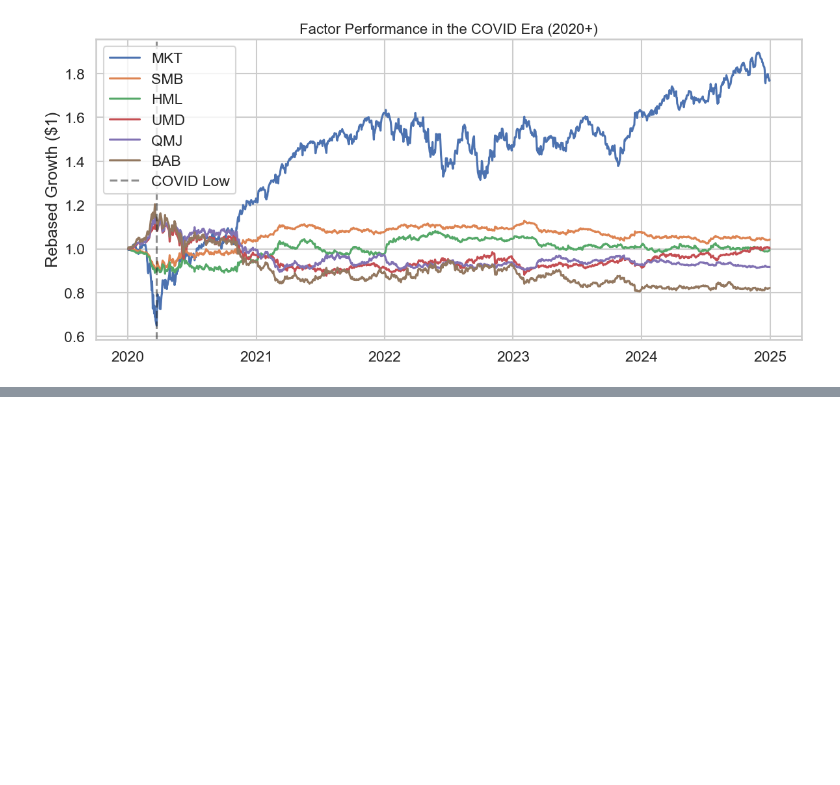
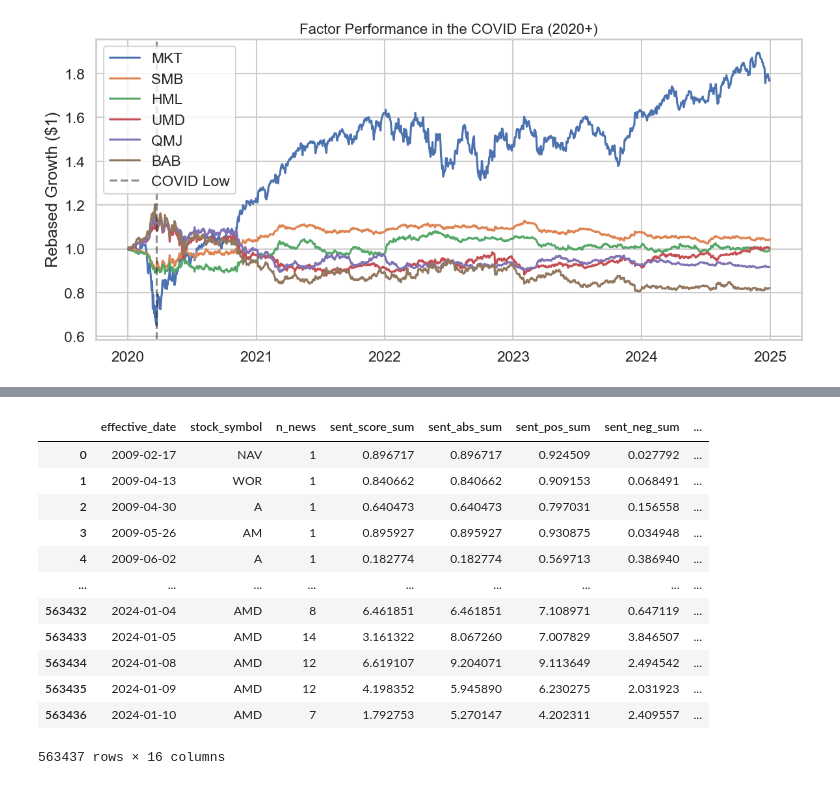
Before and after one commit to BRamesh02/Modality-aware-transformer, a Jupyter notebook: notebooks/test.ipynb, the cells around one changed output, grey strips where cells are left out. Saved outputs shown, nothing was run; the diff lists cells and outputs as text; code cells hidden in the pictures; blank space fills up the shorter version.

```diff
--- a/notebooks/test.ipynb
+++ b/notebooks/test.ipynb
@@ -238,0 +315,18 @@ Factors: ['MKT', 'SMB', 'HML', 'UMD', 'QMJ', 'BAB']
+# %%
+pd.read_parquet(
+    "/Users/audricsicard/Documents/VSCode/AML Project/Modality-aware-transformer/data/processed/linked_embeddings.parquet"
+)
+# %% [output]
+|  | effective_date | stock_symbol | n_news | sent_score_sum | sent_abs_sum | sent_pos_sum | sent_neg_sum | ... |
+| 0 | 2009-02-17 | NAV | 1 | 0.896717 | 0.896717 | 0.924509 | 0.027792 | ... |
+| 1 | 2009-04-13 | WOR | 1 | 0.840662 | 0.840662 | 0.909153 | 0.068491 | ... |
+| 2 | 2009-04-30 | A | 1 | 0.640473 | 0.640473 | 0.797031 | 0.156558 | ... |
+| 3 | 2009-05-26 | AM | 1 | 0.895927 | 0.895927 | 0.930875 | 0.034948 | ... |
+| 4 | 2009-06-02 | A | 1 | 0.182774 | 0.182774 | 0.569713 | 0.386940 | ... |
+| ... | ... | ... | ... | ... | ... | ... | ... | ... |
+| 563432 | 2024-01-04 | AMD | 8 | 6.461851 | 6.461851 | 7.108971 | 0.647119 | ... |
+| 563433 | 2024-01-05 | AMD | 14 | 3.161322 | 8.067260 | 7.007829 | 3.846507 | ... |
+| 563434 | 2024-01-08 | AMD | 12 | 6.619107 | 9.204071 | 9.113649 | 2.494542 | ... |
+| 563435 | 2024-01-09 | AMD | 12 | 4.198352 | 5.945890 | 6.230275 | 2.031923 | ... |
+| 563436 | 2024-01-10 | AMD | 7 | 1.792753 | 5.270147 | 4.202311 | 2.409557 | ... |
+563437 rows × 16 columns
```
Also changed, not shown: parts of 5 cells of this notebook, 13 other files.
